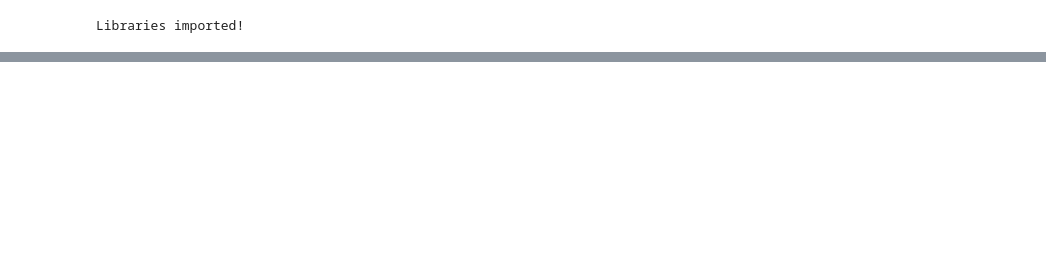
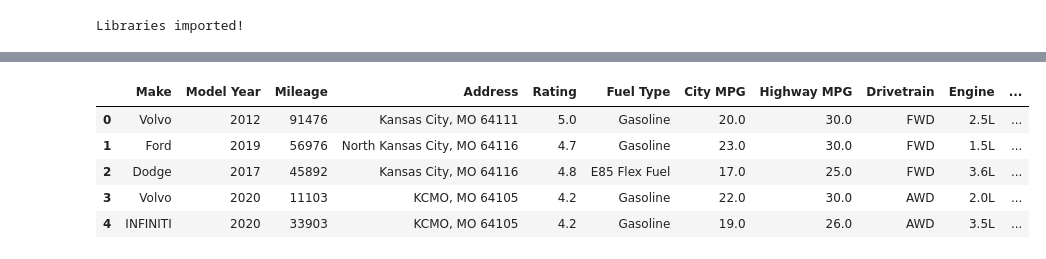
Before and after one commit to luongtruong77/regression-car-price-predictor, a Jupyter notebook: Modeling.ipynb, the cells around one changed output, grey strips where cells are left out. Cells and saved outputs as stored; diff of their text form; code cells hidden in the pictures; blank space fills up the shorter version.

```diff
--- a/Modeling.ipynb
+++ b/Modeling.ipynb
@@ -92,0 +112,10 @@ sk_fit.score(x_df, y_df)
+# %%
+
+df.head()
+# %% [output]
+|  | Make | Model Year | Mileage | Address | Rating | Fuel Type | City MPG | Highway MPG | Drivetrain | Engine | ... |
+| 0 | Volvo | 2012 | 91476 | Kansas City, MO 64111 | 5.0 | Gasoline | 20.0 | 30.0 | FWD | 2.5L | ... |
+| 1 | Ford | 2019 | 56976 | North Kansas City, MO 64116 | 4.7 | Gasoline | 23.0 | 30.0 | FWD | 1.5L | ... |
+| 2 | Dodge | 2017 | 45892 | Kansas City, MO 64116 | 4.8 | E85 Flex Fuel | 17.0 | 25.0 | FWD | 3.6L | ... |
+| 3 | Volvo | 2020 | 11103 | KCMO, MO 64105 | 4.2 | Gasoline | 22.0 | 30.0 | AWD | 2.0L | ... |
+| 4 | INFINITI | 2020 | 33903 | KCMO, MO 64105 | 4.2 | Gasoline | 19.0 | 26.0 | AWD | 3.5L | ... |
```
Also changed, not shown: parts of 17 cells of this notebook, 2 other files.
